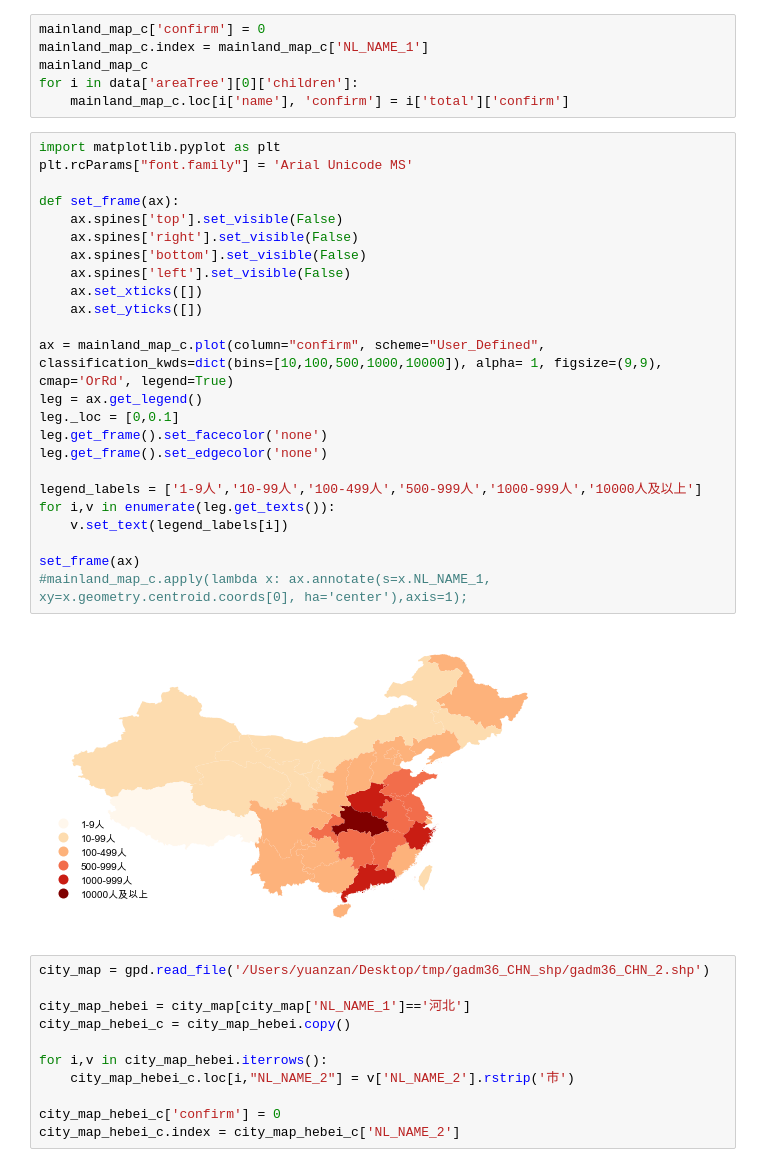
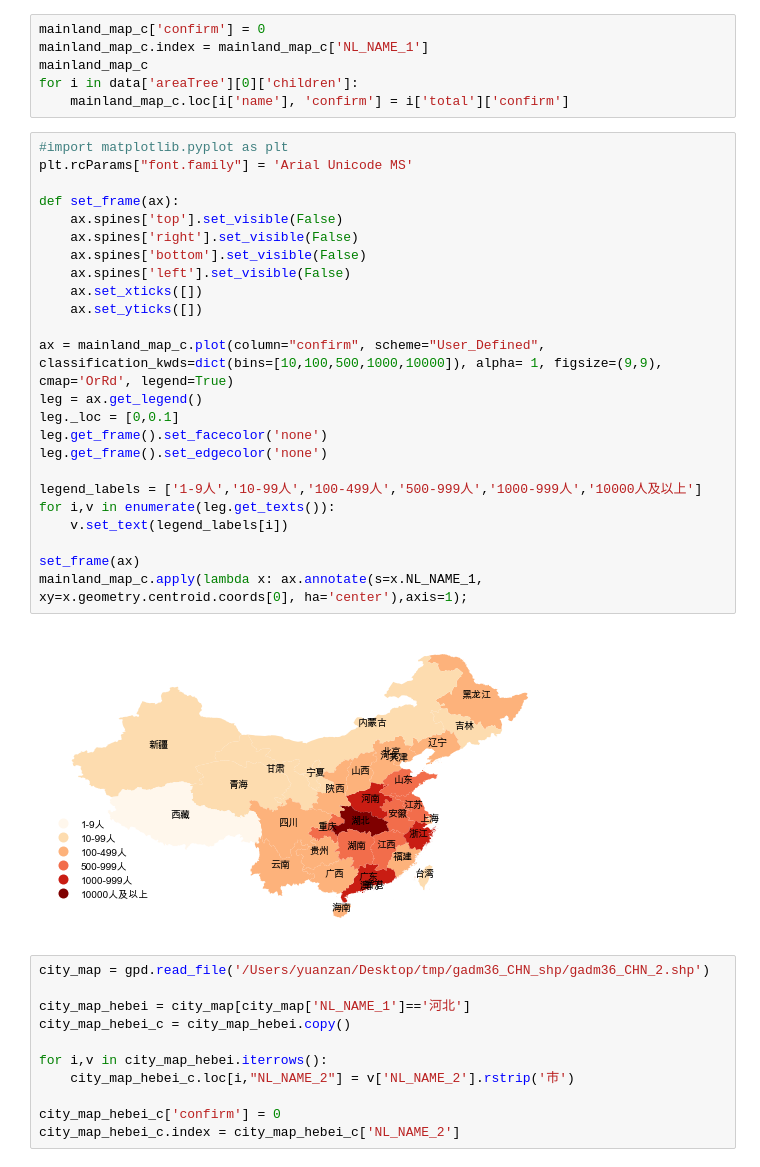
Before and after one commit to seqyuan/feiyanMap, a Jupyter notebook: COVID-19_map.ipynb, the cells around one changed output. Saved outputs shown, nothing was run; the diff lists cells and outputs as text.

```diff
--- a/COVID-19_map.ipynb
+++ b/COVID-19_map.ipynb
@@ -141,31 +141,31 @@ mainland_map_c
 for i in data['areaTree'][0]['children']:
     mainland_map_c.loc[i['name'], 'confirm'] = i['total']['confirm']
 # %%
-import matplotlib.pyplot as plt
+#import matplotlib.pyplot as plt
 plt.rcParams["font.family"] = 'Arial Unicode MS'
 
 def set_frame(ax):
     ax.spines['top'].set_visible(False)
     ax.spines['right'].set_visible(False)
     ax.spines['bottom'].set_visible(False)
     ax.spines['left'].set_visible(False)
     ax.set_xticks([])
     ax.set_yticks([])
 
 ax = mainland_map_c.plot(column="confirm", scheme="User_Defined", classification_kwds=dict(bins=[10,100,500,1000,10000]), alpha= 1, figsize=(9,9), cmap='OrRd', legend=True)
 leg = ax.get_legend()
 leg._loc = [0,0.1]
 leg.get_frame().set_facecolor('none')
 leg.get_frame().set_edgecolor('none')
 
 legend_labels = ['1-9人','10-99人','100-499人','500-999人','1000-999人','10000人及以上']
 for i,v in enumerate(leg.get_texts()):
     v.set_text(legend_labels[i])
 
 set_frame(ax)
-#mainland_map_c.apply(lambda x: ax.annotate(s=x.NL_NAME_1, xy=x.geometry.centroid.coords[0], ha='center'),axis=1);
+mainland_map_c.apply(lambda x: ax.annotate(s=x.NL_NAME_1, xy=x.geometry.centroid.coords[0], ha='center'),axis=1);
 # %% [output]
-[figure, old version]
+[figure, new version]
 # %%
 city_map = gpd.read_file('/Users/yuanzan/Desktop/tmp/gadm36_CHN_shp/gadm36_CHN_2.shp')
 
```
Also changed, not shown: parts of 3 cells of this notebook.
